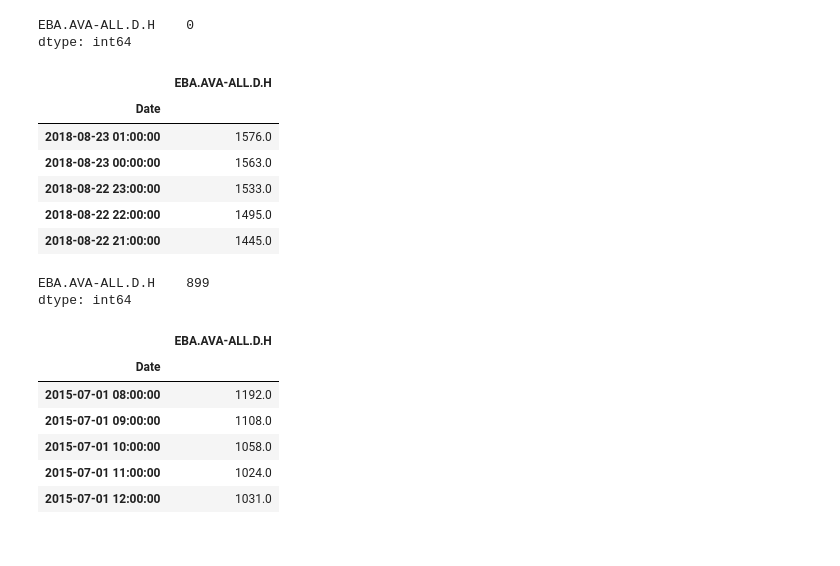
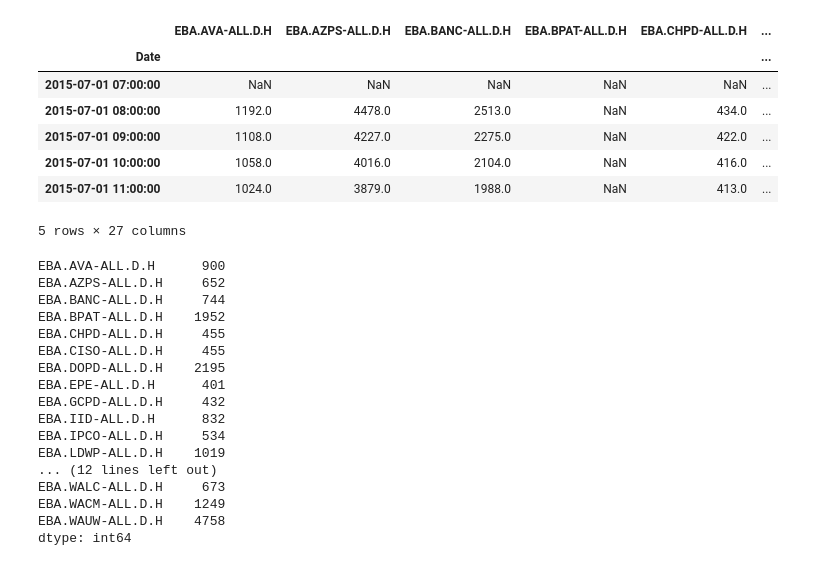
Before and after one commit to Breakthrough-Energy/PreREISE, a Jupyter notebook: DownloadEIAData_API.ipynb, the cells around one changed output. Cells and saved outputs as stored; diff of their text form; code cells hidden in the pictures.

```diff
--- a/DownloadEIAData_API.ipynb
+++ b/DownloadEIAData_API.ipynb
@@ -120,27 +145,31 @@ df
+# %%
+df_all.head()
+# %% [output]
+|  | EBA.AVA-ALL.D.H | EBA.AZPS-ALL.D.H | EBA.BANC-ALL.D.H | EBA.BPAT-ALL.D.H | EBA.CHPD-ALL.D.H | ... |
+| Date |  |  |  |  |  | ... |
+| 2015-07-01 07:00:00 | NaN | NaN | NaN | NaN | NaN | ... |
+| 2015-07-01 08:00:00 | 1192.0 | 4478.0 | 2513.0 | NaN | 434.0 | ... |
+| 2015-07-01 09:00:00 | 1108.0 | 4227.0 | 2275.0 | NaN | 422.0 | ... |
+| 2015-07-01 10:00:00 | 1058.0 | 4016.0 | 2104.0 | NaN | 416.0 | ... |
+| 2015-07-01 11:00:00 | 1024.0 | 3879.0 | 1988.0 | NaN | 413.0 | ... |
+5 rows × 27 columns
 # %%
-print(df.isnull().sum())
-df.head()
+print(df_all.isnull().sum())
 # %% [output]
-EBA.AVA-ALL.D.H    0
+EBA.AVA-ALL.D.H      900
+EBA.AZPS-ALL.D.H     652
+EBA.BANC-ALL.D.H     744
+EBA.BPAT-ALL.D.H    1952
+EBA.CHPD-ALL.D.H     455
+EBA.CISO-ALL.D.H     455
+EBA.DOPD-ALL.D.H    2195
+EBA.EPE-ALL.D.H      401
+EBA.GCPD-ALL.D.H     432
+EBA.IID-ALL.D.H      832
+EBA.IPCO-ALL.D.H     534
+EBA.LDWP-ALL.D.H    1019
+... (12 lines left out)
+EBA.WALC-ALL.D.H     673
+EBA.WACM-ALL.D.H    1249
+EBA.WAUW-ALL.D.H    4758
 dtype: int64
-|  | EBA.AVA-ALL.D.H |
-| Date |  |
-| 2018-08-23 01:00:00 | 1576.0 |
-| 2018-08-23 00:00:00 | 1563.0 |
-| 2018-08-22 23:00:00 | 1533.0 |
-| 2018-08-22 22:00:00 | 1495.0 |
-| 2018-08-22 21:00:00 | 1445.0 |
-# %%
-df = df.resample('H').asfreq()
-print(df.isnull().sum())
-df.head()
-# %% [output]
-EBA.AVA-ALL.D.H    899
-dtype: int64
-|  | EBA.AVA-ALL.D.H |
-| Date |  |
-| 2015-07-01 08:00:00 | 1192.0 |
-| 2015-07-01 09:00:00 | 1108.0 |
-| 2015-07-01 10:00:00 | 1058.0 |
-| 2015-07-01 11:00:00 | 1024.0 |
-| 2015-07-01 12:00:00 | 1031.0 |
```
Also changed, not shown: parts of 7 cells of this notebook.
